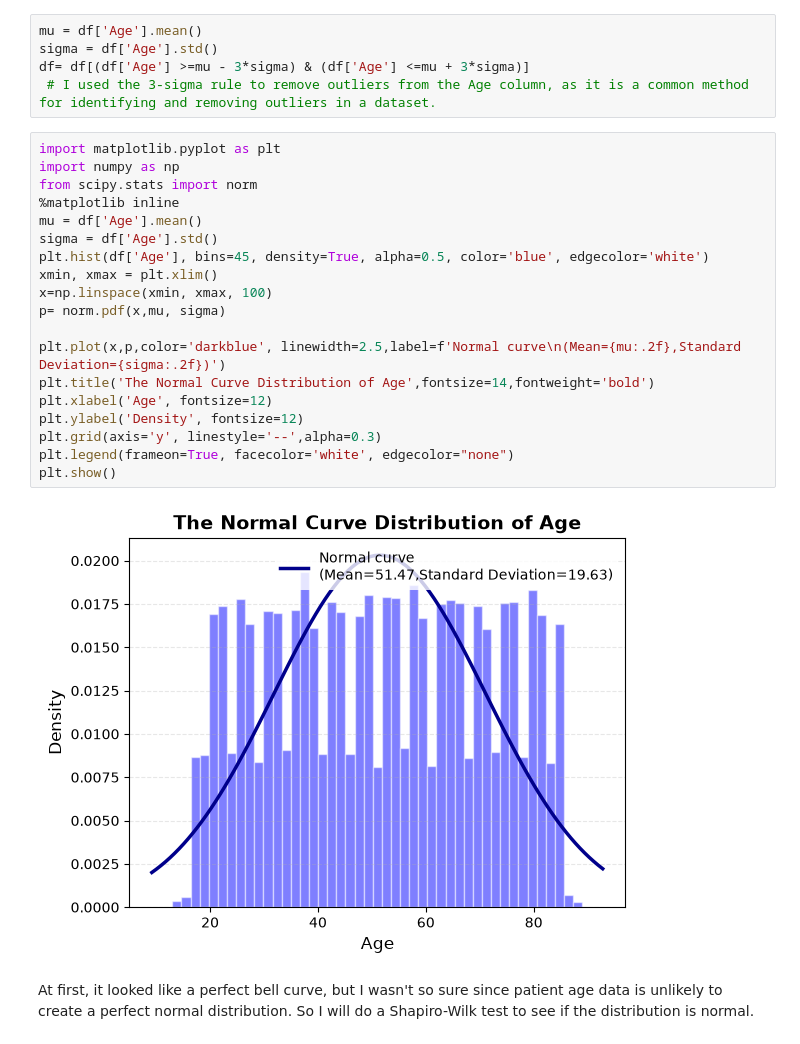
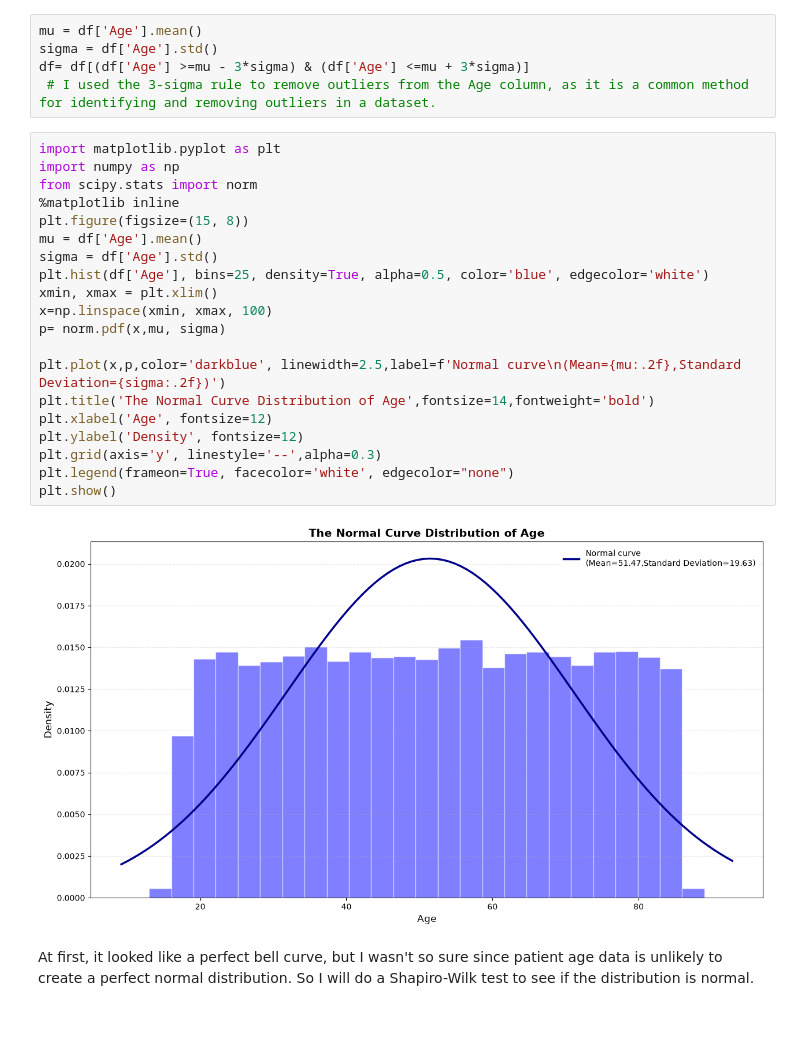
Before and after one commit to agbahovbejasmine-del/hospital_data_project, a Jupyter notebook: hospital_analysis.ipynb, the cells around one changed output. Saved outputs shown, nothing was run; the diff lists cells and outputs as text.

```diff
--- a/hospital_analysis.ipynb
+++ b/hospital_analysis.ipynb
@@ -184,24 +184,25 @@ df= df[(df['Age'] >=mu - 3*sigma) & (df['Age'] <=mu + 3*sigma)]
 # %%
 import matplotlib.pyplot as plt
 import numpy as np
 from scipy.stats import norm
 %matplotlib inline
+plt.figure(figsize=(15, 8))
 mu = df['Age'].mean()
 sigma = df['Age'].std()
-plt.hist(df['Age'], bins=45, density=True, alpha=0.5, color='blue', edgecolor='white')
+plt.hist(df['Age'], bins=25, density=True, alpha=0.5, color='blue', edgecolor='white')
 xmin, xmax = plt.xlim()
 x=np.linspace(xmin, xmax, 100)
 p= norm.pdf(x,mu, sigma)
 
 plt.plot(x,p,color='darkblue', linewidth=2.5,label=f'Normal curve\n(Mean={mu:.2f},Standard Deviation={sigma:.2f})')
 plt.title('The Normal Curve Distribution of Age',fontsize=14,fontweight='bold')
 plt.xlabel('Age', fontsize=12)
 plt.ylabel('Density', fontsize=12)
 plt.grid(axis='y', linestyle='--',alpha=0.3)
 plt.legend(frameon=True, facecolor='white', edgecolor="none")
 plt.show()
 # %% [output]
-[figure, old version]
+[figure, new version]
 # %% [markdown]
 At first, it looked like a perfect bell curve, but I wasn't so sure since patient age data is unlikely to create a perfect normal distribution.
 So I will do a Shapiro-Wilk test to see if the distribution is normal.
```
